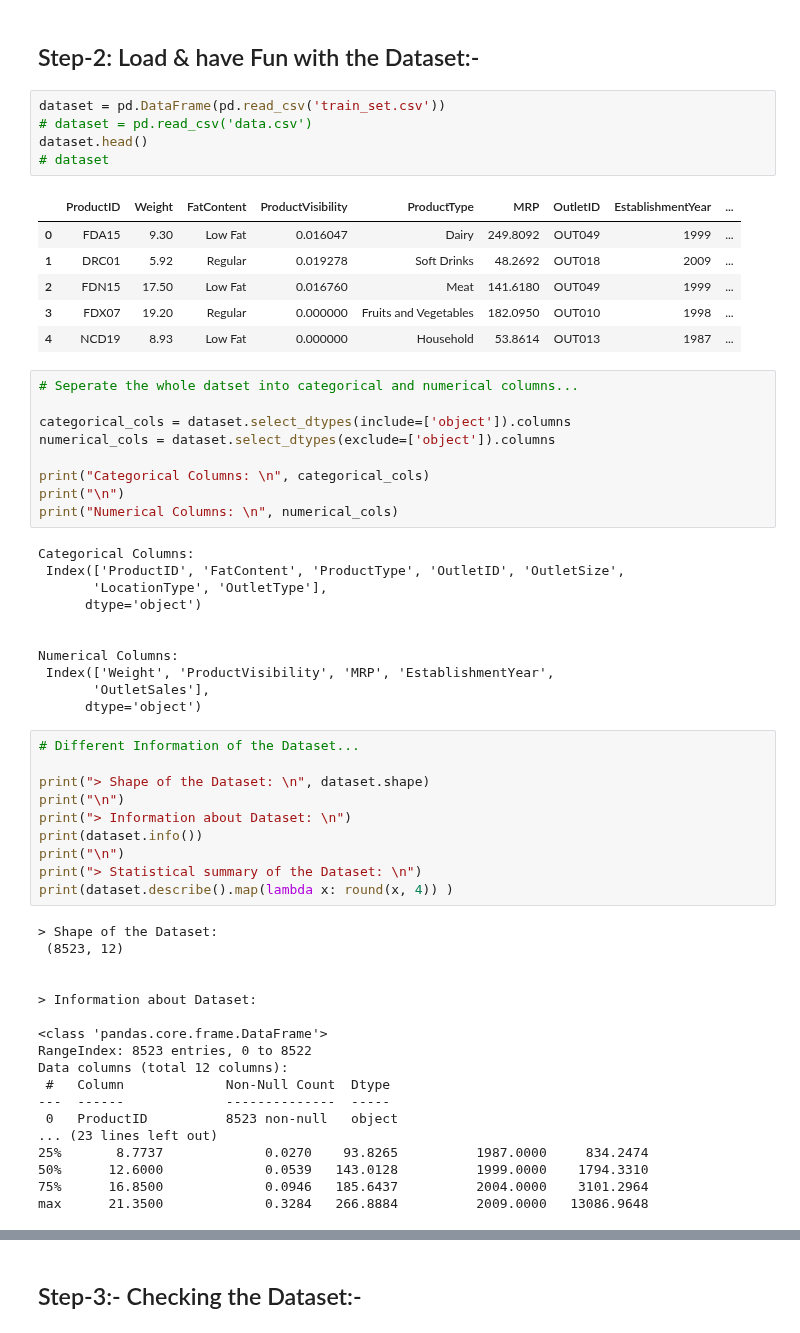
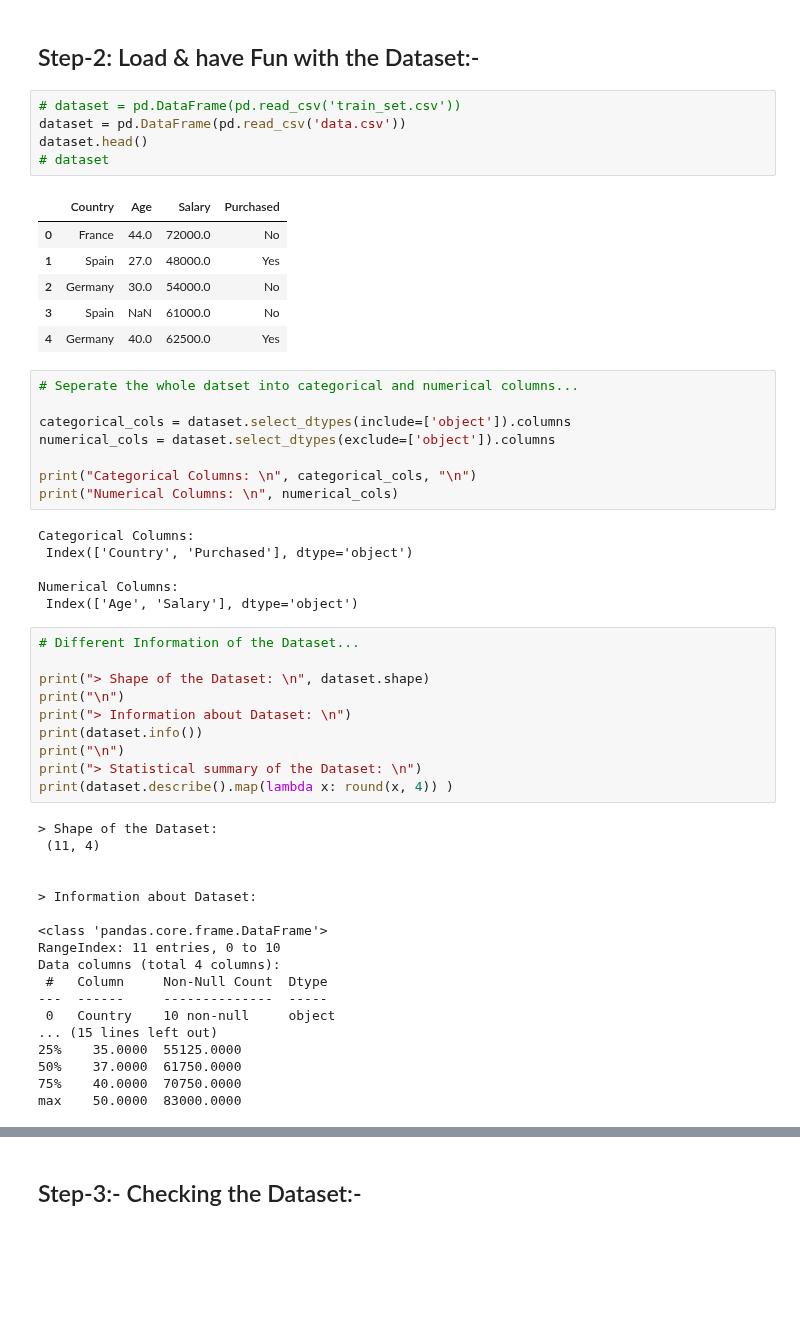
Before and after one commit to rajan-dhinoja/machine_learning_projects, a Jupyter notebook: Sales_Prediction.ipynb, the cells around one changed output, grey strips where cells are left out. Cells and saved outputs as stored; diff of their text form; blank space fills up the shorter version.

```diff
--- a/Sales_Prediction.ipynb
+++ b/Sales_Prediction.ipynb
@@ -19,37 +19,31 @@ pd.set_option('future.no_silent_downcasting', True)
 # %% [markdown]
 ## Step-2: Load & have Fun with the Dataset:-
 # %%
-dataset = pd.DataFrame(pd.read_csv('train_set.csv'))
-# dataset = pd.read_csv('data.csv')
+# dataset = pd.DataFrame(pd.read_csv('train_set.csv'))
+dataset = pd.DataFrame(pd.read_csv('data.csv'))
 dataset.head()
 # dataset
 # %% [output]
-|  | ProductID | Weight | FatContent | ProductVisibility | ProductType | MRP | OutletID | EstablishmentYear | ... |
-| 0 | FDA15 | 9.30 | Low Fat | 0.016047 | Dairy | 249.8092 | OUT049 | 1999 | ... |
-| 1 | DRC01 | 5.92 | Regular | 0.019278 | Soft Drinks | 48.2692 | OUT018 | 2009 | ... |
-| 2 | FDN15 | 17.50 | Low Fat | 0.016760 | Meat | 141.6180 | OUT049 | 1999 | ... |
-| 3 | FDX07 | 19.20 | Regular | 0.000000 | Fruits and Vegetables | 182.0950 | OUT010 | 1998 | ... |
-| 4 | NCD19 | 8.93 | Low Fat | 0.000000 | Household | 53.8614 | OUT013 | 1987 | ... |
+|  | Country | Age | Salary | Purchased |
+| 0 | France | 44.0 | 72000.0 | No |
+| 1 | Spain | 27.0 | 48000.0 | Yes |
+| 2 | Germany | 30.0 | 54000.0 | No |
+| 3 | Spain | NaN | 61000.0 | No |
+| 4 | Germany | 40.0 | 62500.0 | Yes |
 # %%
 # Seperate the whole datset into categorical and numerical columns...
 
 categorical_cols = dataset.select_dtypes(include=['object']).columns
 numerical_cols = dataset.select_dtypes(exclude=['object']).columns
 
-print("Categorical Columns: \n", categorical_cols)
-print("\n")
+print("Categorical Columns: \n", categorical_cols, "\n")
 print("Numerical Columns: \n", numerical_cols)
 # %% [output]
 Categorical Columns:
- Index(['ProductID', 'FatContent', 'ProductType', 'OutletID', 'OutletSize',
-       'LocationType', 'OutletType'],
-      dtype='object')
-
+ Index(['Country', 'Purchased'], dtype='object')
 
 Numerical Columns:
- Index(['Weight', 'ProductVisibility', 'MRP', 'EstablishmentYear',
-       'OutletSales'],
-      dtype='object')
+ Index(['Age', 'Salary'], dtype='object')
 # %%
 # Different Information of the Dataset...
 
@@ -62,21 +56,21 @@ print("> Statistical summary of the Dataset: \n")
 print(dataset.describe().map(lambda x: round(x, 4)) )
 # %% [output]
 > Shape of the Dataset:
- (8523, 12)
+ (11, 4)
 
 
 > Information about Dataset:
 
 <class 'pandas.core.frame.DataFrame'>
-RangeIndex: 8523 entries, 0 to 8522
-Data columns (total 12 columns):
- #   Column             Non-Null Count  Dtype
----  ------             --------------  -----
- 0   ProductID          8523 non-null   object
-... (23 lines left out)
-25%       8.7737             0.0270    93.8265          1987.0000     834.2474
-50%      12.6000             0.0539   143.0128          1999.0000    1794.3310
-75%      16.8500             0.0946   185.6437          2004.0000    3101.2964
-max      21.3500             0.3284   266.8884          2009.0000   13086.9648
+RangeIndex: 11 entries, 0 to 10
+Data columns (total 4 columns):
+ #   Column     Non-Null Count  Dtype
+---  ------     --------------  -----
+ 0   Country    10 non-null     object
+... (15 lines left out)
+25%    35.0000  55125.0000
+50%    37.0000  61750.0000
+75%    40.0000  70750.0000
+max    50.0000  83000.0000
 # %%
 # Correlation Matrix Heatmap
```
Also changed, not shown: parts of 15 cells of this notebook.
